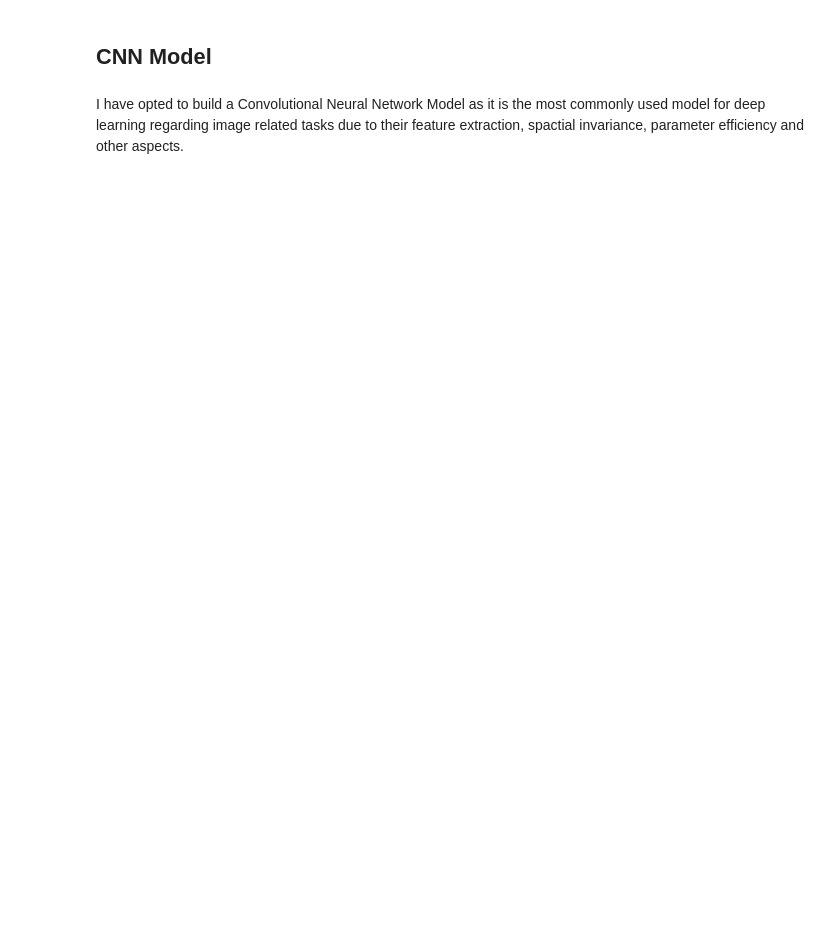
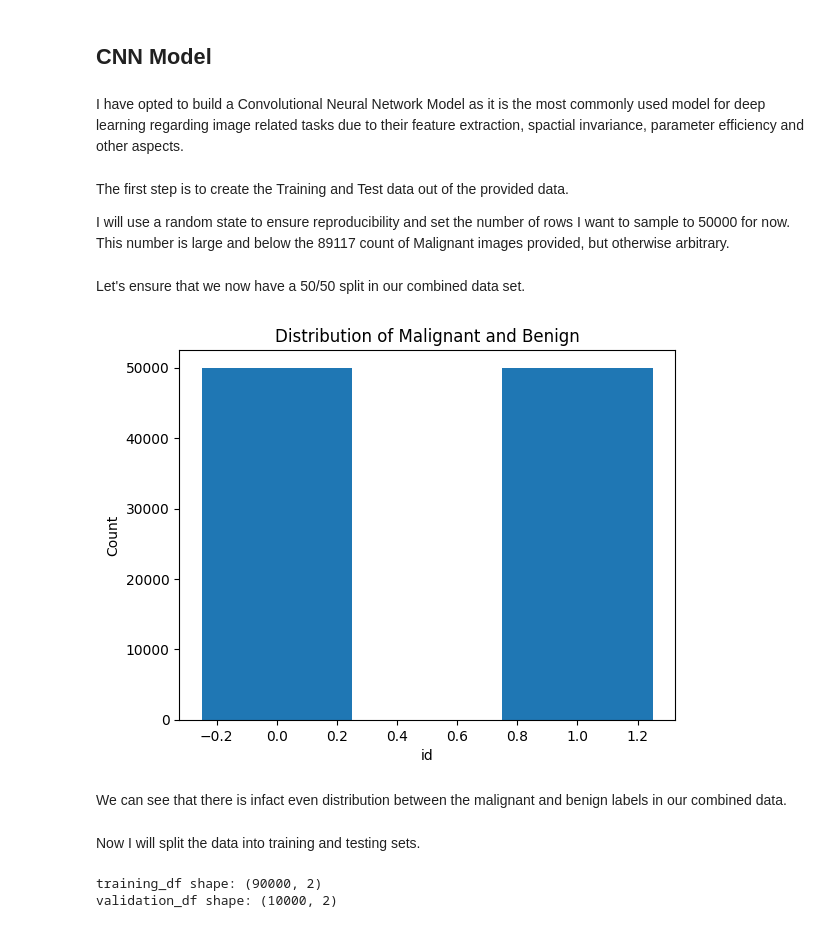
Before and after one commit to grsi7978/CSPB_3202_Competition, a Jupyter notebook: comp.ipynb, the cells around one changed output. Cells and saved outputs as stored; diff of their text form; code cells hidden in the pictures; blank space fills up the shorter version.

```diff
--- a/comp.ipynb
+++ b/comp.ipynb
@@ -55,3 +75,26 @@ dtype: int64
 ## CNN Model
 # %% [markdown]
 I have opted to build a Convolutional Neural Network Model as it is the most commonly used model for deep learning regarding image related tasks due to their feature extraction, spactial invariance, parameter efficiency and other aspects.
+# %% [markdown]
+The first step is to create the Training and Test data out of the provided data.
+
+I will use a random state to ensure reproducibility and set the number of rows I want to sample to 50000 for now. This number is large and below the 89117 count of Malignant images provided, but otherwise arbitrary.
+# %%
+benign_samples = training_labels[training_labels['label'] == 0].sample(n=50000, random_state=23)
+malignant_samples = training_labels[training_labels['label'] == 1].sample(n=50000, random_state=23)
+combined_samples = pd.concat([benign_samples, malignant_samples], axis=0).reset_index(drop=True) # combine the two sets into one, dropping the old index and not including it as a col
+combined_samples = combined_samples.sample(frac=1).reset_index(drop=True) # shuffle the dataframe so the two old dataframes are not just stacked on top of eachother
+# %% [markdown]
+Let's ensure that we now have a 50/50 split in our combined data set.
+# %%
+plt.hist(combined_samples['label'], bins=[-0.5, 0.5, 1.5], rwidth=0.5)
+plt.xlabel('id')
+plt.ylabel('Count')
+plt.title('Distribution of Malignant and Benign')
+plt.show()
+# %% [output]
+[figure, added]
+# %% [markdown]
+We can see that there is infact even distribution between the malignant and benign labels in our combined data.
+# %% [markdown]
+Now I will split the data into training and testing sets.
@@ -57,0 +105,6 @@ I have opted to build a Convolutional Neural Network Model as it is the most com
+# %%
+print(f"training_df shape: {training_df.shape}")
+print(f"validation_df shape: {validation_df.shape}")
+# %% [output]
+training_df shape: (90000, 2)
+validation_df shape: (10000, 2)
```
Also changed, not shown: parts of 5 cells of this notebook.
